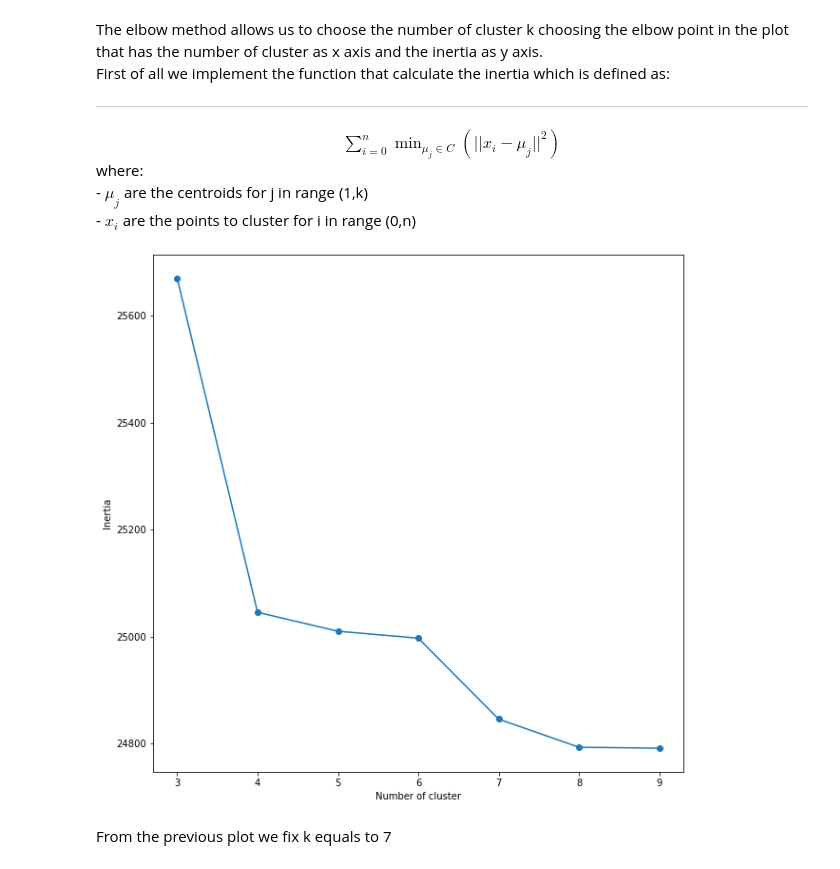
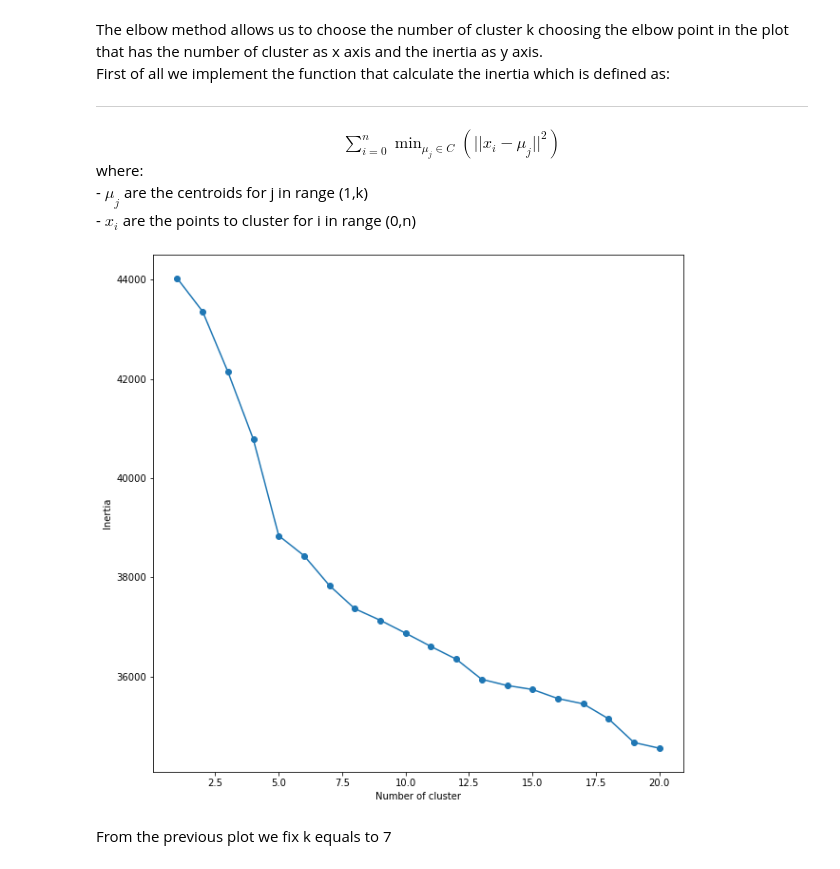
Before and after one commit to domenicocinque/ADM-HW4, a Jupyter notebook: HW4_Q2.ipynb, the cells around one changed output. Saved outputs shown, nothing was run; the diff lists cells and outputs as text; code cells hidden in the pictures.

```diff
--- a/HW4_Q2.ipynb
+++ b/HW4_Q2.ipynb
@@ -131,6 +155,6 @@ matrix = csr_matrix(matrix)
 # %%
 from sklearn.decomposition import TruncatedSVD
 # %%
-svd = TruncatedSVD(n_components=2500, random_state=42)
+svd = TruncatedSVD(n_components=450)
 svd.fit(matrix)
 # %% [output]
@@ -171,9 +192,15 @@ import random
 def euclidian_dist(x,y):
     return np.linalg.norm(x-y)
 # %%
-def OurKMeans(k, matrix):
-    #Step 1. Choosing k random representatives
-    representatives_idx = random.sample(range(1, len(matrix)), k)  #Chosing the initial representatives
+def OurKMeans(k, matrix, representatives_idx = []):
+
+    start = time.time()
+
+    if representatives_idx == []:
+        representatives_idx = random.sample(range(0, len(svd_matrix)), k)
+
+    # 1. Choosing k random representatives
+    representatives_idx = representatives_idx[:k]
     new_representatives =  []
     for i in range(k):
         new_representatives.append(matrix[representatives_idx[i]])
@@ -188,7 +215,7 @@ def OurKMeans(k, matrix):
         clusters = {i: [] for i in range(k)}  # Empty dictionary for each cluster with list as value
         i_clusters = {i: [] for i in range(k)}
 
-        #Step 2. Computing distances and choosing
+        # 2. Computing distances and choosing
         for ind, point in enumerate(matrix):
             dist_xmu = []      # Distance between the point and the representatives for each representative
             for i in range(k):
@@ -197,13 +224,13 @@ def OurKMeans(k, matrix):
             clusters[nearest_representative].append(point) #Put the point in the cluster with the minimum distance
             i_clusters[nearest_representative].append(ind)
 
-        #Step 3. Selecting new representatives
+        # 3. Selecting new representatives
         new_representatives = []
         for i in range(k):
             run = False
-            new_val = np.sum(clusters[i],axis=0)/len(clusters[i])
+            new_val = np.sum(clusters[i], axis=0)/len(clusters[i])
             new_representatives.append(new_val)
-        #Convergence statement
+
         for i in range(len(representatives)):
             if np.any(representatives[i] != new_representatives[i]):
                 run = True
@@ -230,21 +257,24 @@ def inertia(matrix, centroid, k):
         min_sq_norm = min(sq_norms) #considering the minimum norm
         sum_ += min_sq_norm
     return sum_ #return inertia
+# %%
+k = 20
+representatives_idx = random.sample(range(0, len(svd_matrix)), k)  #Chosing the initial representatives
 # %%
 elbow = []
-for k in tqdm(range(1, 10)):
-    clusters, representatives, i_clusters = OurKMeans(k, svd_matrix)
+for k in tqdm(range(16, 21)):
+    clusters, representatives, i_clusters = OurKMeans(k, svd_matrix, representatives_idx)
     inertia_ = inertia(svd_matrix, representatives, k)
     elbow.append(inertia_)
 # %%
 plt.figure(figsize = (10, 10))
-plt.plot(range(3,10), elbow[2:])
-plt.scatter(range(3,10), elbow[2:])
+plt.plot(range(1,21), elbow)
+plt.scatter(range(1,21), elbow)
 plt.xlabel("Number of cluster")
 plt.ylabel("Inertia")
 plt.show()
 # %% [output]
-[figure, old version]
+[figure, new version]
 # %% [markdown]
 From the previous plot we fix k equals to 7
 # %%
```
Also changed, not shown: parts of 43 cells of this notebook.
